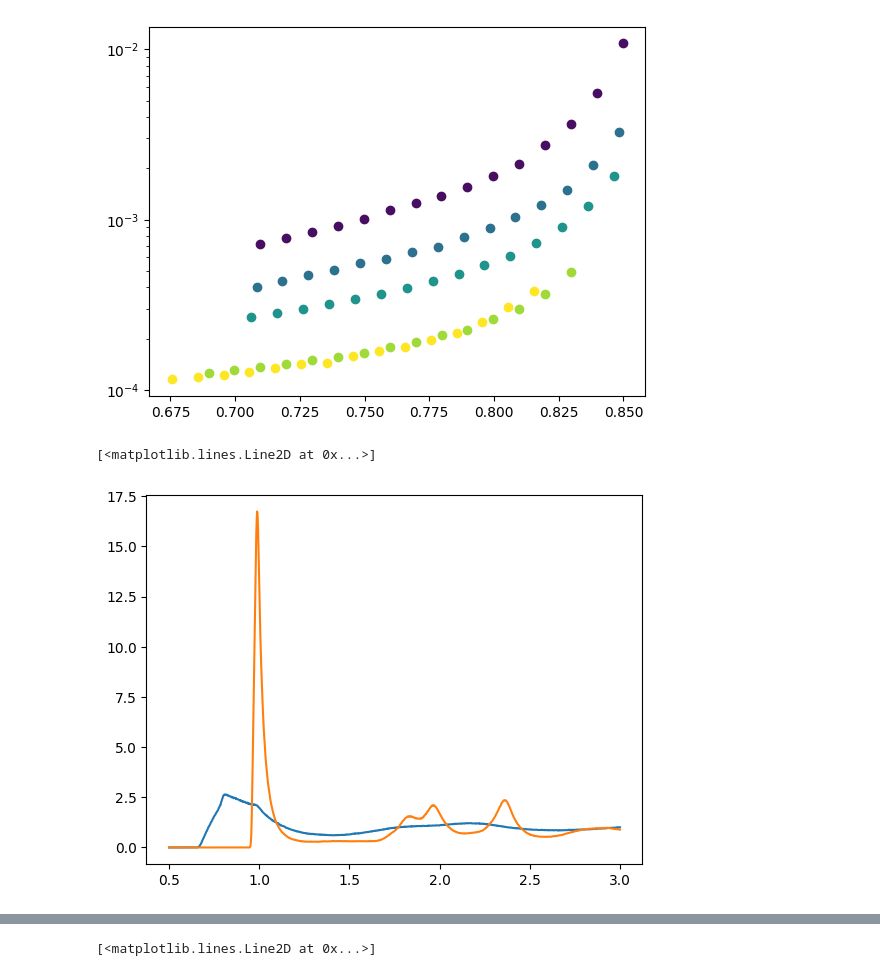
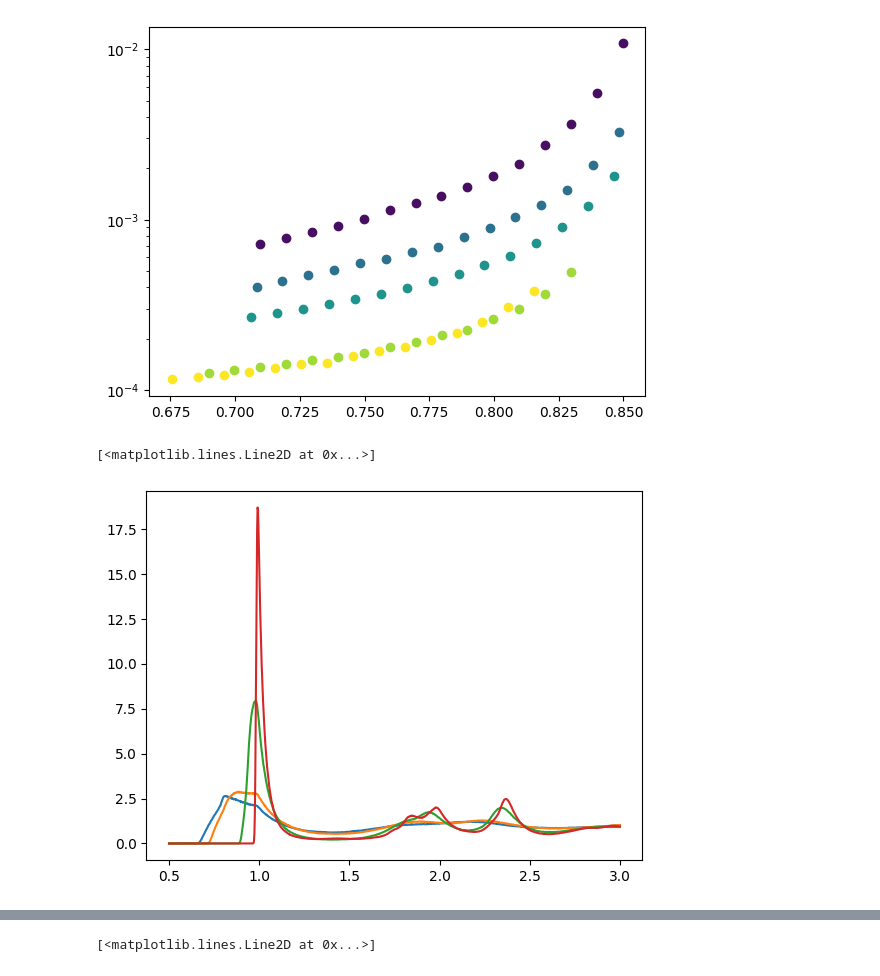
Before and after one commit to mmccraw98/notebooks-fall-25, a Jupyter notebook: 09/run-compression/analyze.ipynb, the cells around one changed output, grey strips where cells are left out. Drawn from its saved outputs; the diff is of its cells as text; code cells hidden in the pictures.

```diff
--- a/09/run-compression/analyze.ipynb
+++ b/09/run-compression/analyze.ipynb
@@ -91,10 +125,12 @@ plt.yscale('log')
 [figure]
 # %%
 plt.plot(r, G[20, 0])
-plt.plot(r, G[24, 0])
+plt.plot(r, G[15, 0])
+plt.plot(r, G[10, 0])
+plt.plot(r, G[0, 0])
 # %% [output]
 [<matplotlib.lines.Line2D at 0x...>]
-[figure, old version]
+[figure, new version]
 # %%
 plt.plot(t, msd[:, 0, 0])
 plt.plot(t, msd[:, 1, 0])
```
Also changed, not shown: parts of 2 cells of this notebook, 7 other files.
